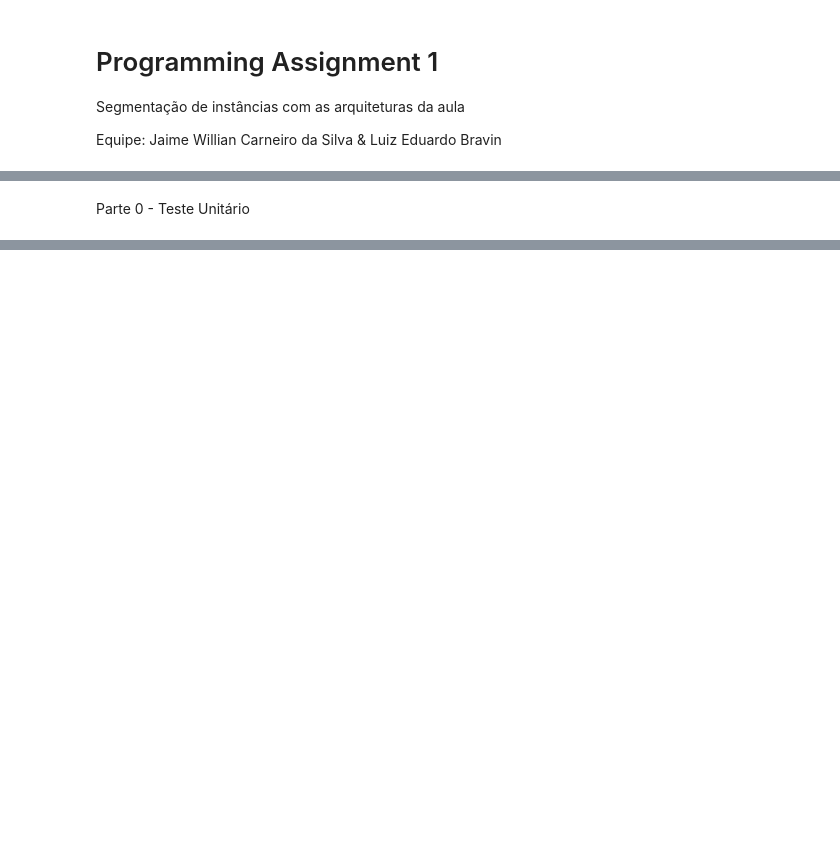
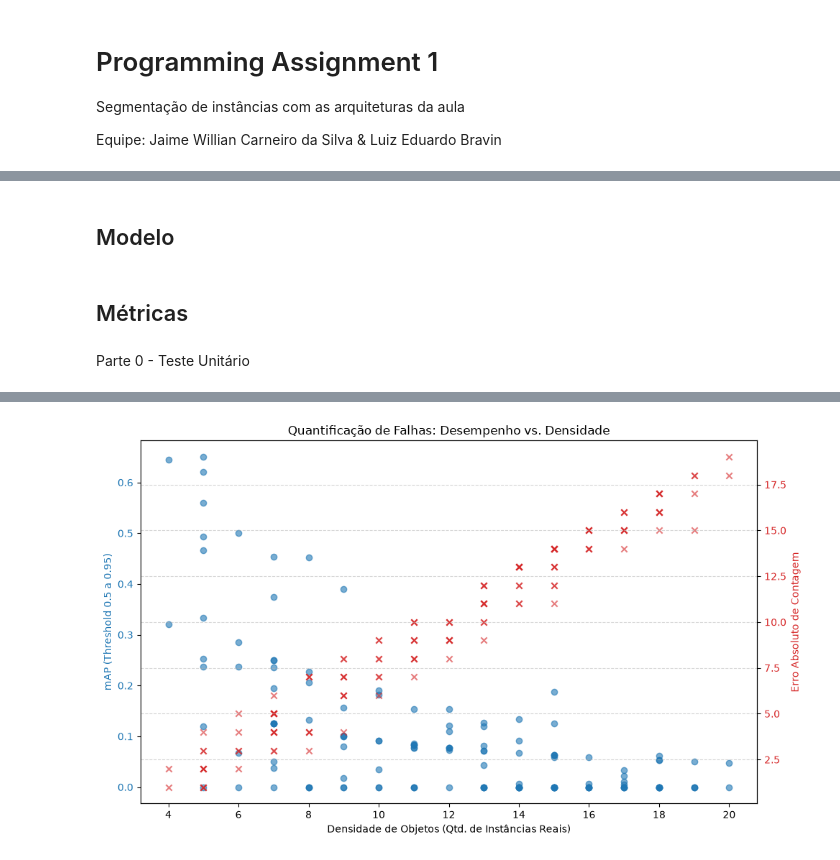
Before and after one commit to mistercapote/deep-learning-assignments, a Jupyter notebook: assignment-01/pa1.ipynb, the cells around one changed output, grey strips where cells are left out. Cells and saved outputs as stored; diff of their text form; code cells hidden in the pictures; blank space fills up the shorter version.

Commit message:
fix metrics

```diff
--- a/assignment-01/pa1.ipynb
+++ b/assignment-01/pa1.ipynb
@@ -39,3 +42,16 @@ def generate_image(img_size: int, seed: int = None):
     image = np.clip(image, 0 , 255 ).astype(np.uint8)
 
     return image, instance_masks
+
+
+def to_tensors(image: np.ndarray, instance_masks: np.ndarray):
+    image_tensor = torch.from_numpy(image.transpose((2, 0, 1))).float() / 255.0
+
+    binary_mask = (instance_masks.sum(axis=0) > 0).astype(np.float32)
+    binary_mask_tensor = torch.from_numpy(binary_mask).unsqueeze(0)
+
+    instance_gt = np.zeros(instance_masks.shape[1:], dtype=np.int32)
+    for i, mask in enumerate(instance_masks):
+        instance_gt[mask > 0] = i + 1
+
+    return image_tensor, binary_mask_tensor, instance_gt
@@ -151,0 +103,8 @@ def predict(model, dataloader, device):
+# %%
+def build_dataset(dataset_type: str, **kwargs):
+    if dataset_type == "synthetic":
+        return SyntheticEllipseDataset(**kwargs)
+    elif dataset_type == "real":
+        return DSB2018Dataset(**kwargs)
+# %% [markdown]
+## Modelo
@@ -151,0 +180,2 @@ def predict(model, dataloader, device):
+# %% [markdown]
+## Métricas
@@ -152,12 +290,21 @@ def predict(model, dataloader, device):
 # %% [markdown]
 Parte 0 - Teste Unitário
 # %%
-dataset = SyntheticEllipseDataset(num_samples=500, img_size=128)
-dataloader = DataLoader(dataset, batch_size=8, shuffle=True)
-model = UNetBinary()
+# Created the synthetic images
+synthetic_train = build_dataset("synthetic", num_samples=536, img_size=128)
+synthetic_val = build_dataset("synthetic", num_samples=134, img_size=128)
+synthetic_test = build_dataset("synthetic", num_samples=65, img_size=128)
+print(f"Synthetic Train: {len(synthetic_train)}, Synthetic Val: {len(synthetic_val)}, Synthetic Test: {len(synthetic_test)}")
+# Create data loaders
+synthetic_train_loader = DataLoader(synthetic_train, batch_size=8, shuffle=True)
+synthetic_val_loader = DataLoader(synthetic_val, batch_size=8, shuffle=False)
+synthetic_test_loader = DataLoader(synthetic_test, batch_size=8, shuffle=False)
+
+# Train and evaluate the model
+synthetic_model = UNetBinary()
 device = torch.device('cuda' if torch.cuda.is_available() else 'cpu')
-
 start = time.time()
-train_model(model, dataloader, device)
+train_model(synthetic_model, synthetic_train_loader, device, num_epochs=6)
 print(f"Training time: {(time.time() - start) / 60:.2f} minutes")
+plot_metrics(*evaluate(synthetic_model, synthetic_val_loader, device))
 # %% [output]
@@ -170 +321,2 @@ Training time: 2.41 minutes
+[figure, added]
 # %%
```
Also changed, not shown: parts of 12 cells of this notebook.
